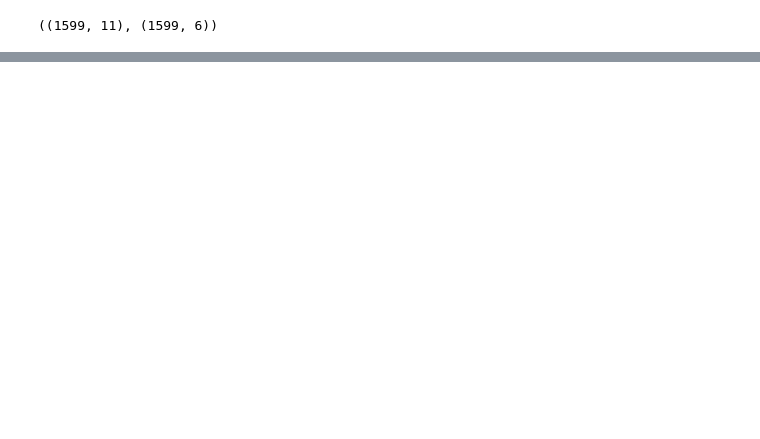
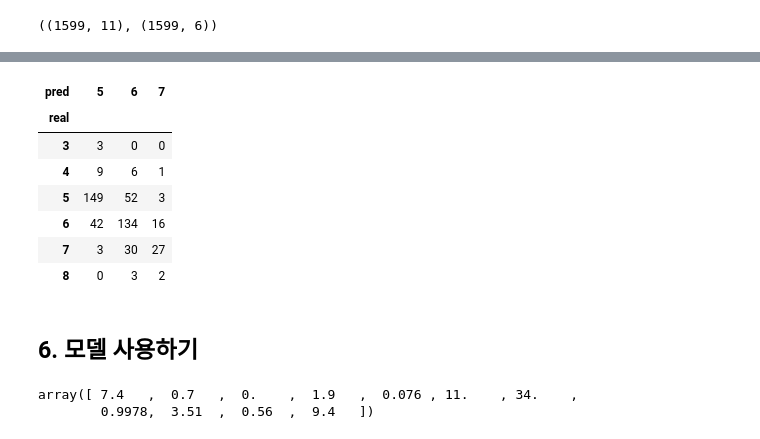
Before and after one commit to hora4444/ai, a Jupyter notebook: source/05_DeepLearning/09_와인품질등급예측(다중분류).ipynb, the cells around one changed output, grey strips where cells are left out. Saved outputs shown, nothing was run; the diff lists cells and outputs as text; code cells hidden in the pictures; blank space fills up the shorter version.

```diff
--- a/source/05_DeepLearning/09_와인품질등급예측(다중분류).ipynb
+++ b/source/05_DeepLearning/09_와인품질등급예측(다중분류).ipynb
@@ -115,0 +179,36 @@ scaled_X_redwine.shape, Y_redwine.shape
+# %%
+%%time
+model.compile(loss='categorical_crossentropy', # sparse_categorical_crossentropy(원핫인코딩 자동으로)
+              optimizer='adam',
+              metrics=['accuracy'])
+
+class CustomHistory(Callback): # on_epoch_end()함수가 epoch수행후 자동 호출
+    def __init__(self):
+        self.epoch = 0
+    def on_epoch_end(self, batch, logs={}):
+        self.epoch += 1
+        if (self.epoch % 5 == 0) | (self.epoch == 1):
+            print('{}번째 loss:{:}, acc{:.4f}, val_loss{:.4f}, val_acc{:.4f}'.format(self.epoch,
+                                                                                      logs.get('loss'),
+                                                                                      logs.get('accuracy'),
+                                                                                      logs.get('val_loss'),
+                                                                                      logs.get('val_accuracy')
+                                                                                     ))
+model_save_folder='./model'
+import os
+if not os.path.exists(model_save_folder): # 폴더가 없으면 폴더 생성
+    os.mkdir(model_save_folder)
+file = model_save_folder + 'wine-{epoch:03d}-loss{val_loss:.4f}-acc{val_accuracy:.4f}.h5'
+customHistory = CustomHistory()
+checkpoint = ModelCheckpoint(
+                    filepath=file,
+                    monitor = 'val_accuracy', # 모니터링지표 : loss, val_loss(기본값), accuracy, val_accuracy
+                    save_best_only= True, # 모니터링 지표가 개선될 경우만 저장
+                    mode='max',
+                    varbose=0) # 로그 출력여부
+earlyStopping = EarlyStopping(monitor='val_loss', patience=30)
+# 학습
+hist = model.fit(X_train, Y_train, epochs=200, batch_size=200,
+                validation_split=0.2, # 학습셋의 20%는 검증셋
+                verbose=0, # 로그출력x
+                callbacks=[earlyStopping, customHistory, checkpoint])
@@ -115,0 +265,9 @@ scaled_X_redwine.shape, Y_redwine.shape
+# %%
+# 교차표(실제값과 예측값)
+real = Y_test.argmax(axis=1) +3
+# real = np.argmax(Y_test, axis=1)
+pred = model.predict(X_test).argmax(axis=1) + 3
+# pred = np.argmax(model.predict(X_test,axis=1))
+
+pd.crosstab(real, pred, rownames=['real'], colnames=['pred'])
+# %% [output]
@@ -115,0 +275,15 @@ scaled_X_redwine.shape, Y_redwine.shape
+| pred | 5 | 6 | 7 |
+| real |  |  |  |
+| 3 | 3 | 0 | 0 |
+| 4 | 9 | 6 | 1 |
+| 5 | 149 | 52 | 3 |
+| 6 | 42 | 134 | 16 |
+| 7 | 3 | 30 | 27 |
+| 8 | 0 | 3 | 2 |
+# %% [markdown]
+## 6. 모델 사용하기
+# %%
+X_redwine[0]
+# %% [output]
+array([ 7.4   ,  0.7   ,  0.    ,  1.9   ,  0.076 , 11.    , 34.    ,
+        0.9978,  3.51  ,  0.56  ,  9.4   ])
```
Also changed, not shown: parts of 14 cells of this notebook, 57 other files.
